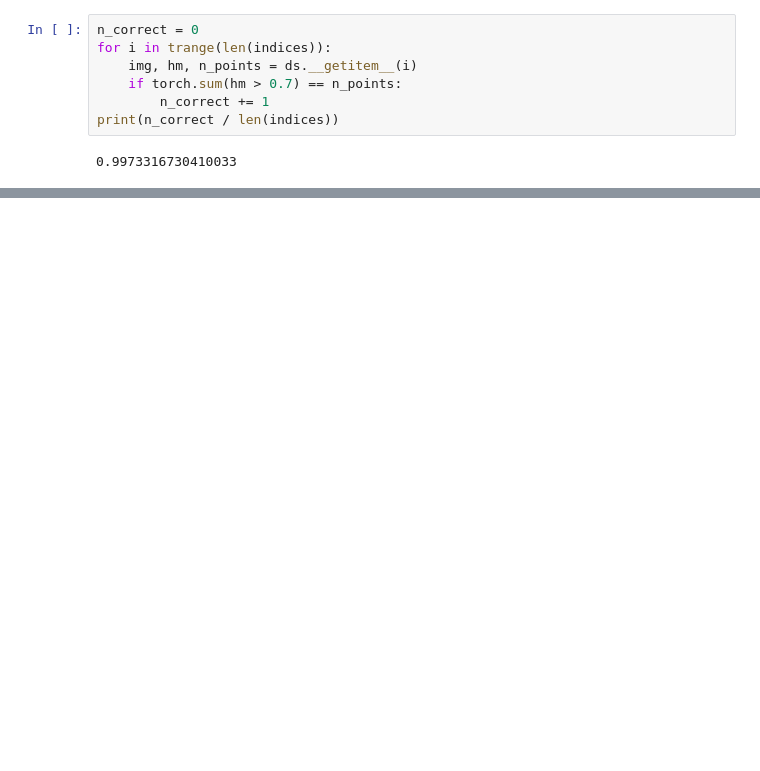
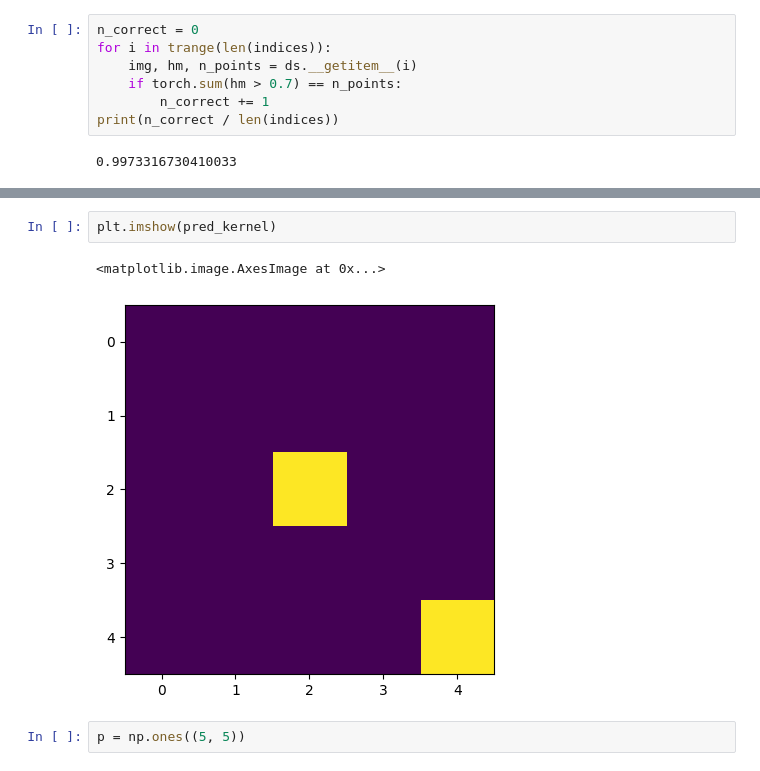
Before and after one commit to Luka-Magic/kaggle_mga, a Jupyter notebook: 2_keypoints_detection/exp0003/eda2.ipynb, the cells around one changed output, grey strips where cells are left out. Drawn from its saved outputs; the diff is of its cells as text; blank space fills up the shorter version.

```diff
--- a/2_keypoints_detection/exp0003/eda2.ipynb
+++ b/2_keypoints_detection/exp0003/eda2.ipynb
@@ -227,0 +244,7 @@ print(n_correct / len(indices))
+# %%
+plt.imshow(pred_kernel)
+# %% [output]
+<matplotlib.image.AxesImage at 0x...>
+[figure, added]
+# %%
+p = np.ones((5, 5))
```
Also changed, not shown: parts of 8 cells of this notebook, 2 other files.
